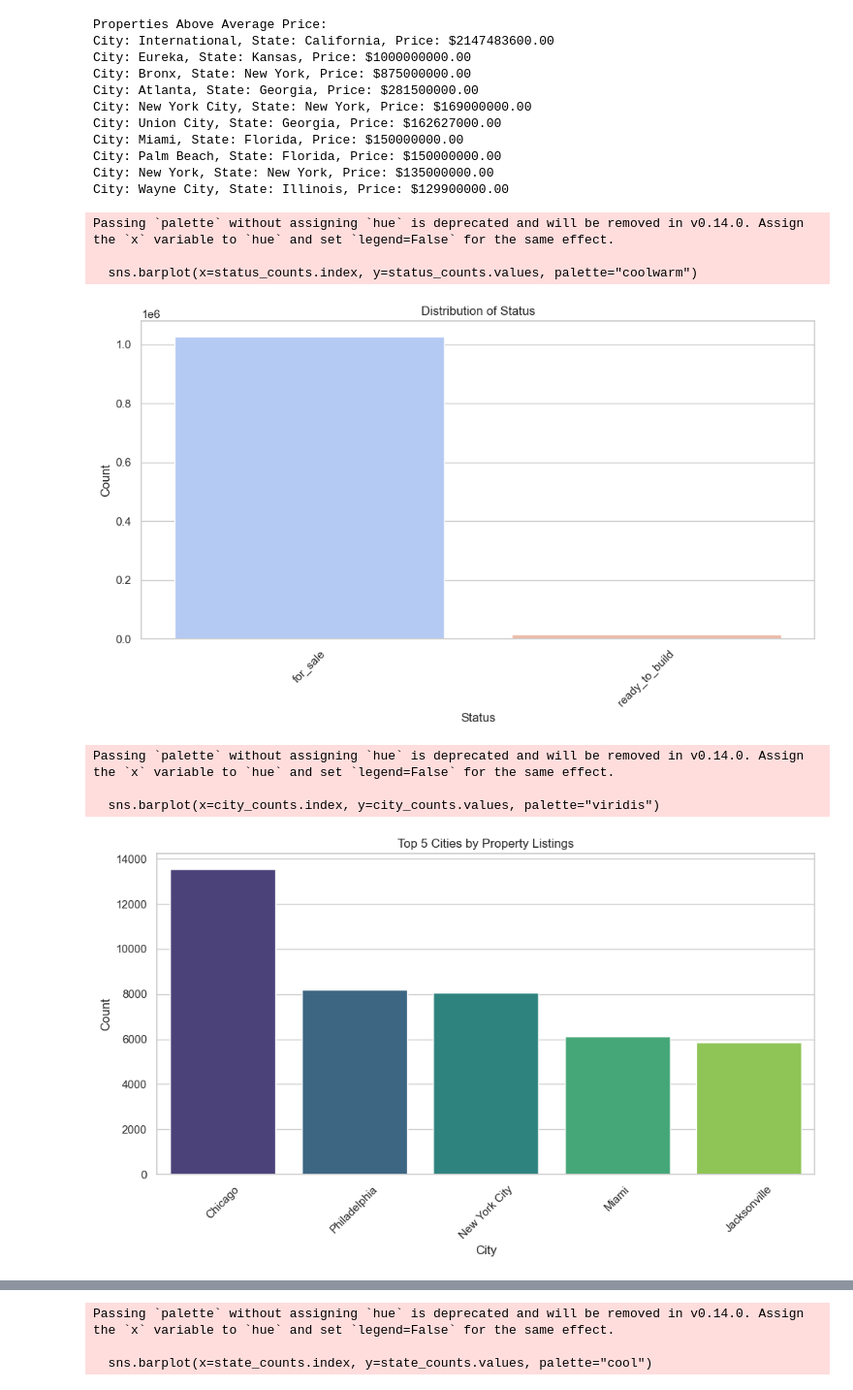
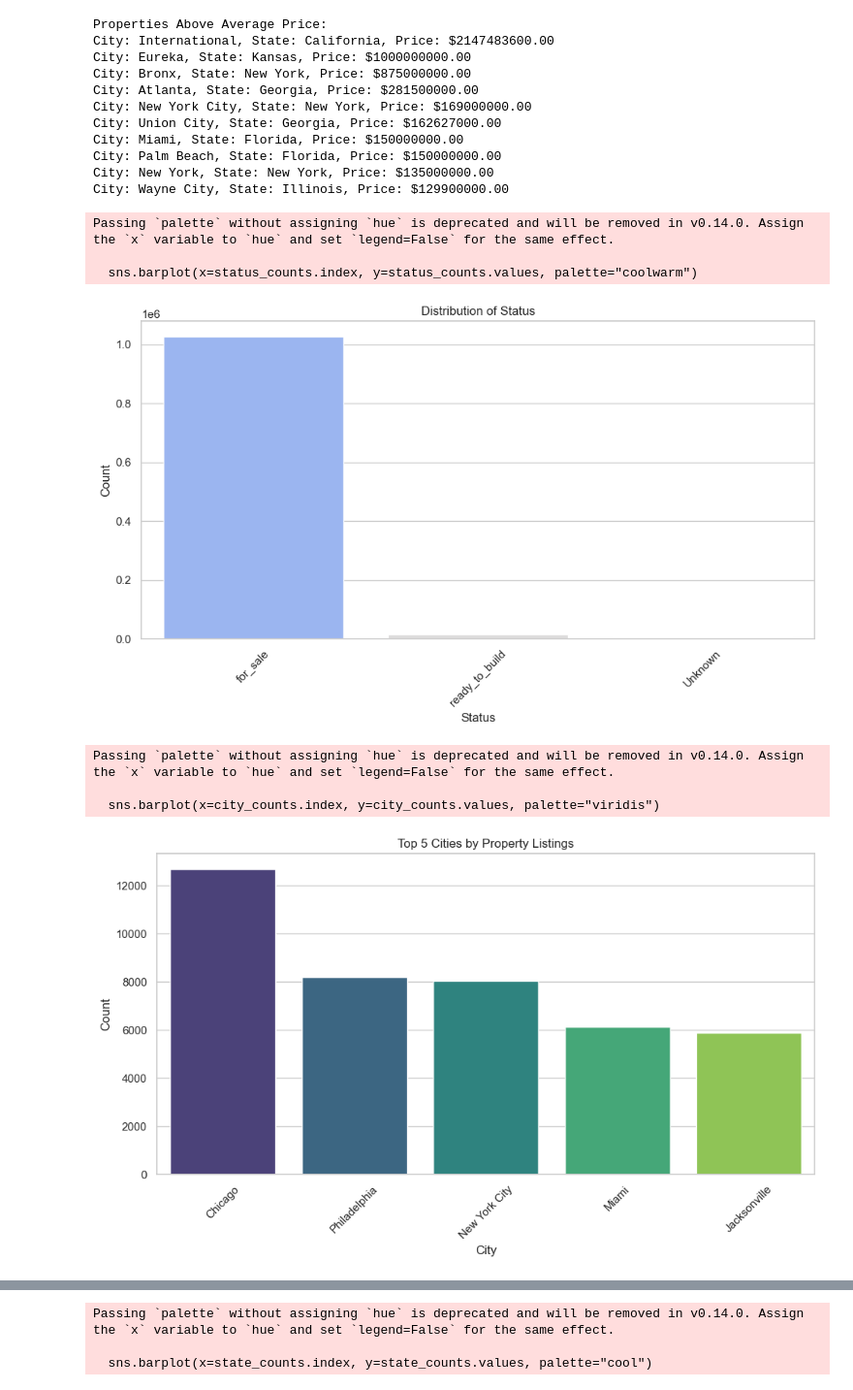
Before and after one commit to krishnakiran23/BigDataProject_MongoDB, a Jupyter notebook: realtor.ipynb, the cells around one changed output, grey strips where cells are left out. Shown at 97% size. Saved outputs shown, nothing was run; the diff lists cells and outputs as text; code cells hidden in the pictures.

```diff
--- a/realtor.ipynb
+++ b/realtor.ipynb
@@ -263,14 +263,18 @@ City: Wayne City, State: Illinois, Price: $129900000.00
 # %%
 import matplotlib.pyplot as plt
 import seaborn as sns
+import pandas as pd
 
 # Set the style for visualizations
 sns.set_theme(style="whitegrid")
 
+# Convert MongoDB collection to pandas DataFrame
+data = list(collection_cleaned.find())  # Fetch data from MongoDB
+df = pd.DataFrame(data)  # Convert to pandas DataFrame
 
 # 4. Status Distribution
 plt.figure(figsize=(10, 6))
-status_counts = data['status'].value_counts()
+status_counts = df['status'].value_counts()
 sns.barplot(x=status_counts.index, y=status_counts.values, palette="coolwarm")
 plt.title('Distribution of Status')
 plt.xlabel('Status')
@@ -280,42 +284,42 @@ plt.tight_layout()
 plt.show()
 
 # 5. Top 5 Cities by Frequency
-city_counts = data['city'].value_counts().head(5)
+city_counts = df['city'].value_counts().head(5)
 plt.figure(figsize=(10, 6))
 sns.barplot(x=city_counts.index, y=city_counts.values, palette="viridis")
 plt.title('Top 5 Cities by Property Listings')
 plt.xlabel('City')
 plt.ylabel('Count')
 plt.xticks(rotation=45)
 plt.tight_layout()
 plt.show()
 
 # 6. Price vs House Size
 plt.figure(figsize=(10, 6))
-sns.scatterplot(x='house_size', y='price', hue='status', data=data, palette="deep")
+sns.scatterplot(x='house_size', y='price', hue='status', data=df, palette="deep")
 plt.title('House Size vs Price')
 plt.xlabel('House Size (sq ft)')
 plt.ylabel('Price')
 plt.legend(title='Status')
 plt.grid(True)
 plt.show()
 
 # 7. State Distribution
 plt.figure(figsize=(10, 6))
-state_counts = data['state'].value_counts().head(10)
+state_counts = df['state'].value_counts().head(10)
 sns.barplot(x=state_counts.index, y=state_counts.values, palette="cool")
 plt.title('Top 10 States by Property Listings')
 plt.xlabel('State')
 plt.ylabel('Count')
 plt.xticks(rotation=45)
 plt.tight_layout()
 plt.show()
 # %% [output]
 Passing `palette` without assigning `hue` is deprecated and will be removed in v0.14.0. Assign the `x` variable to `hue` and set `legend=False` for the same effect.
 
   sns.barplot(x=status_counts.index, y=status_counts.values, palette="coolwarm")
-[figure, old version]
+[figure, new version]
 Passing `palette` without assigning `hue` is deprecated and will be removed in v0.14.0. Assign the `x` variable to `hue` and set `legend=False` for the same effect.
 
   sns.barplot(x=city_counts.index, y=city_counts.values, palette="viridis")
-[figure, old version]
+[figure, new version]
```
Also changed, not shown: parts of 2 cells of this notebook, 1 other file.
